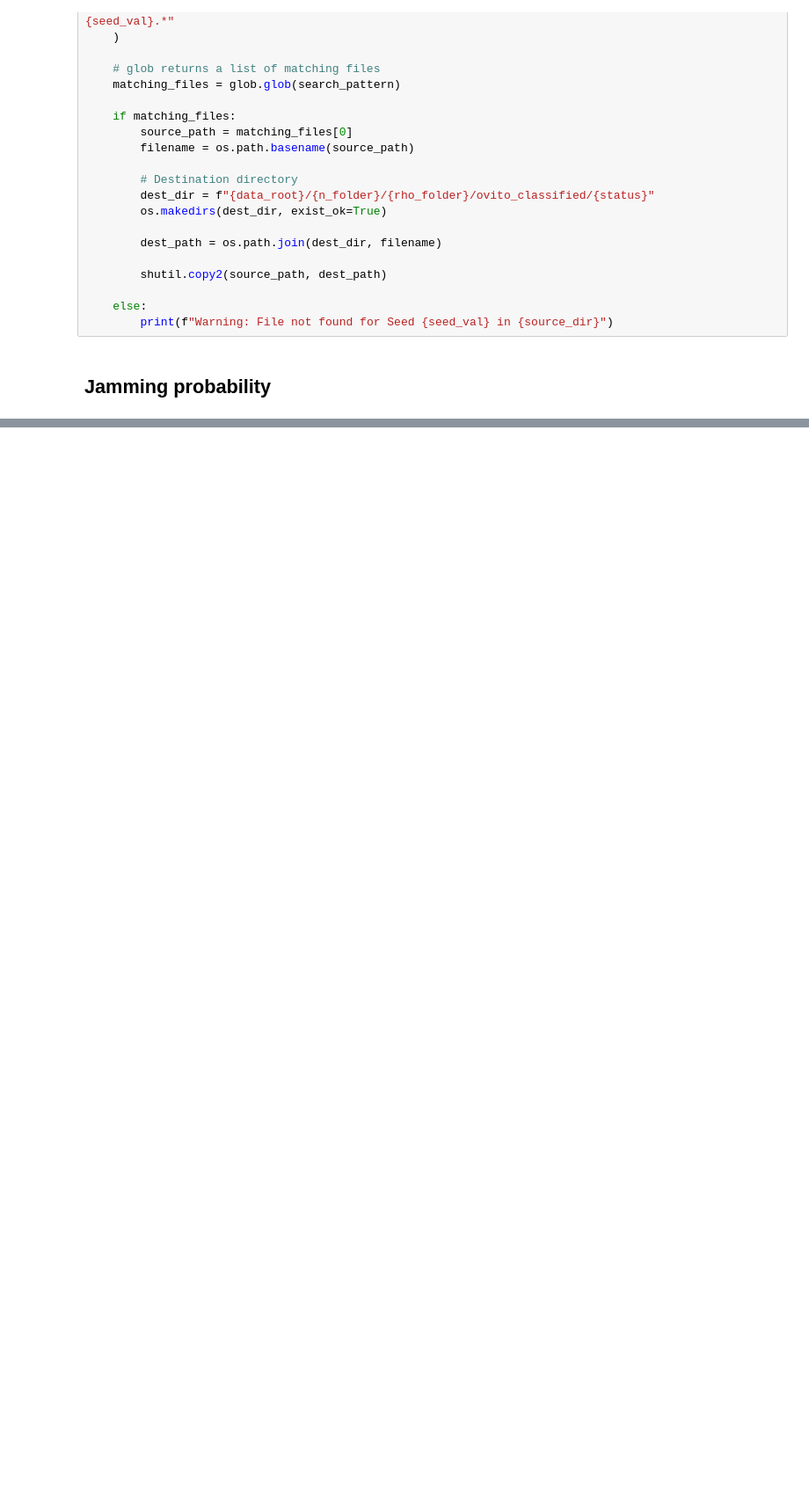
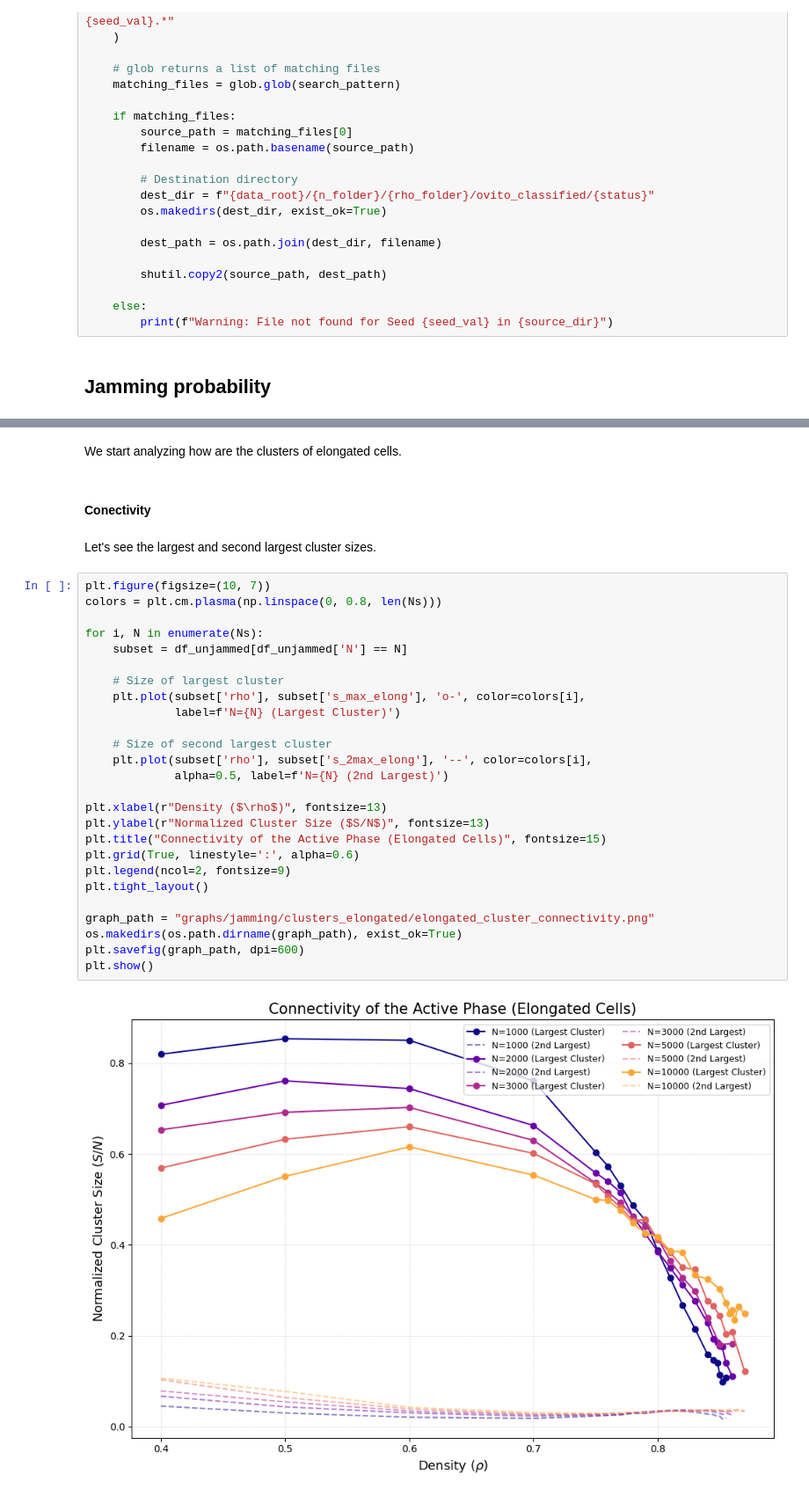
Before and after one commit to gonzaloangaut/oncostreams_analysis, a Jupyter notebook: classification_jamming.ipynb, the cells around one changed output, grey strips where cells are left out. Shown at 88% size. Cells and saved outputs as stored; diff of their text form; blank space fills up the shorter version.

```diff
--- a/classification_jamming.ipynb
+++ b/classification_jamming.ipynb
@@ -737,0 +995,34 @@ plt.show()
+# %% [markdown]
+We start analyzing how are the clusters of elongated cells.
+# %% [markdown]
+#### Conectivity
+# %% [markdown]
+Let's see the largest and second largest cluster sizes.
+# %%
+plt.figure(figsize=(10, 7))
+colors = plt.cm.plasma(np.linspace(0, 0.8, len(Ns)))
+
+for i, N in enumerate(Ns):
+    subset = df_unjammed[df_unjammed['N'] == N]
+
+    # Size of largest cluster
+    plt.plot(subset['rho'], subset['s_max_elong'], 'o-', color=colors[i],
+             label=f'N={N} (Largest Cluster)')
+
+    # Size of second largest cluster
+    plt.plot(subset['rho'], subset['s_2max_elong'], '--', color=colors[i],
+             alpha=0.5, label=f'N={N} (2nd Largest)')
+
+plt.xlabel(r"Density ($\rho$)", fontsize=13)
+plt.ylabel(r"Normalized Cluster Size ($S/N$)", fontsize=13)
+plt.title("Connectivity of the Active Phase (Elongated Cells)", fontsize=15)
+plt.grid(True, linestyle=':', alpha=0.6)
+plt.legend(ncol=2, fontsize=9)
+plt.tight_layout()
+
+graph_path = "graphs/jamming/clusters_elongated/elongated_cluster_connectivity.png"
+os.makedirs(os.path.dirname(graph_path), exist_ok=True)
+plt.savefig(graph_path, dpi=600)
+plt.show()
+# %% [output]
+[figure, added]
```
Also changed, not shown: parts of 28 cells of this notebook, 9 other files.
